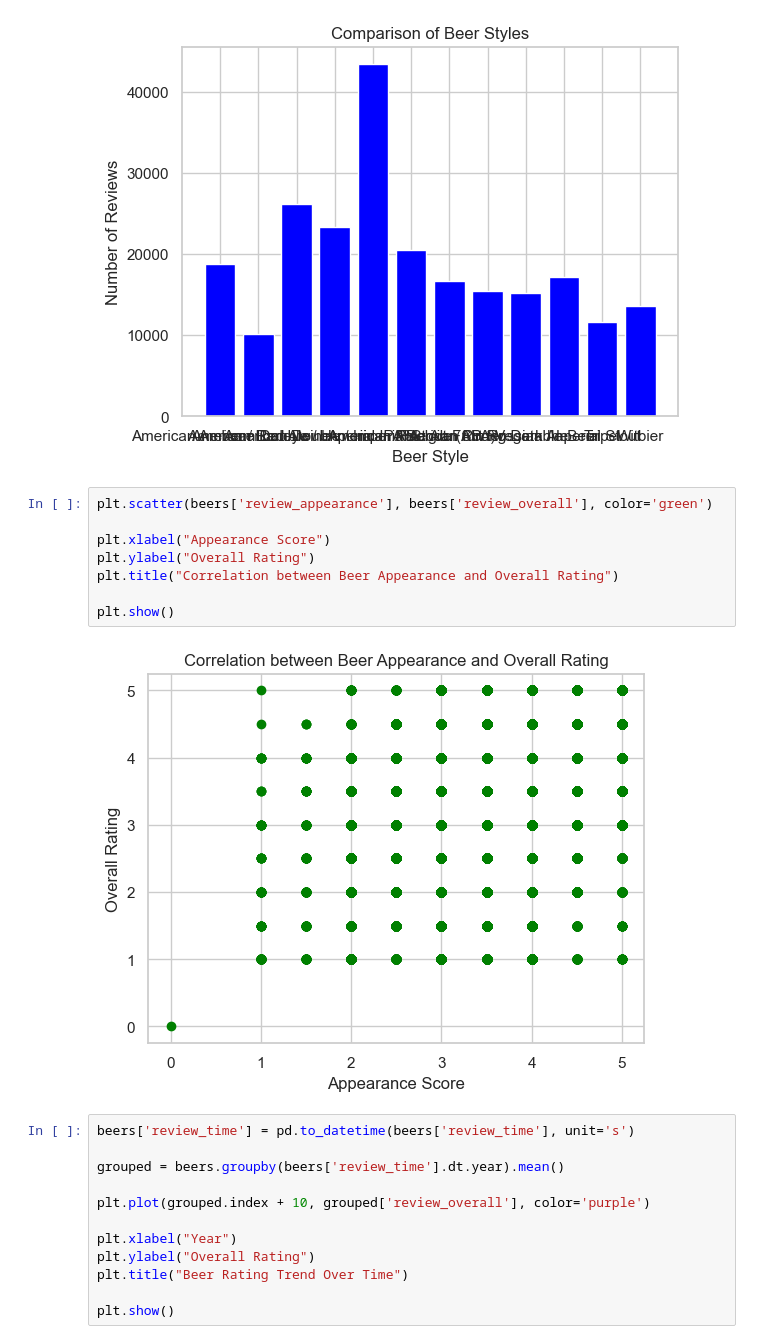
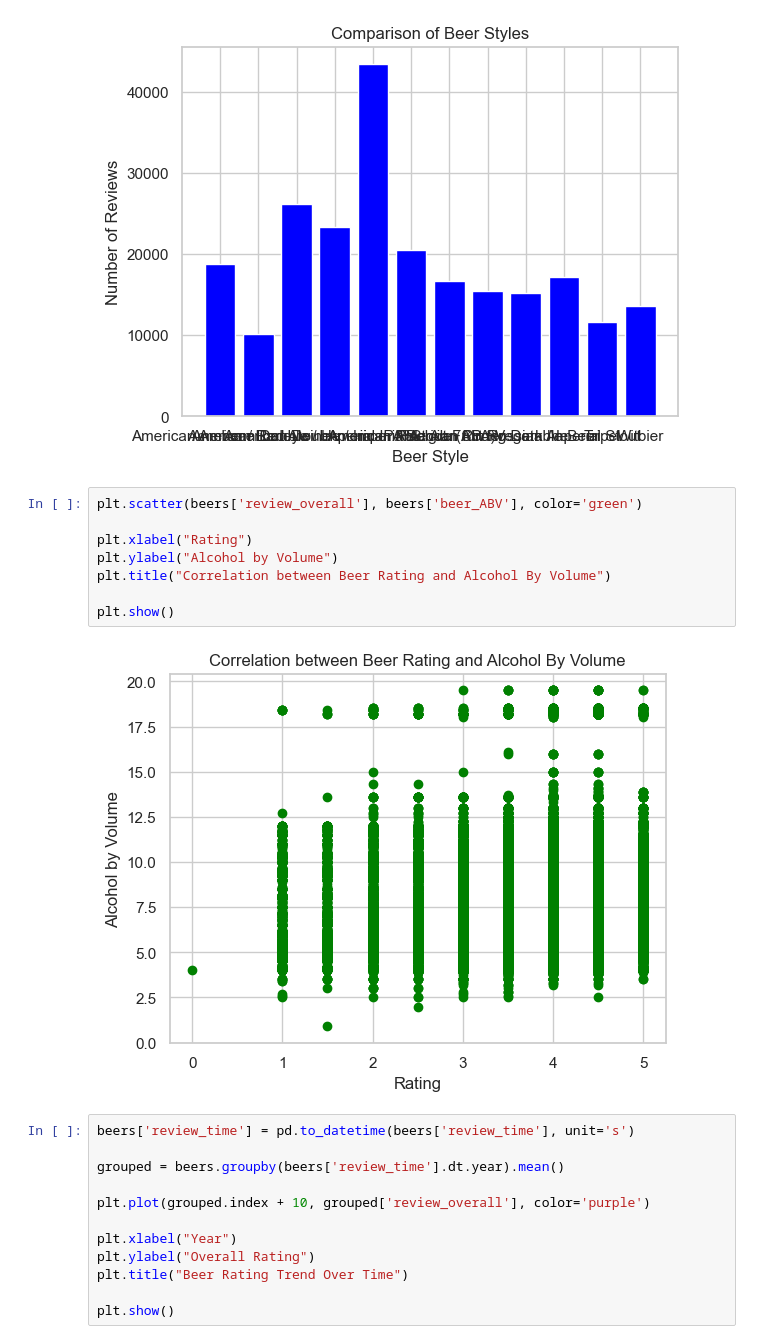
Before and after one commit to dzoricic/ratebeer-data-science-project, a Jupyter notebook: NeZnan.ipynb, the cells around one changed output. Cells and saved outputs as stored; diff of their text form.

```diff
--- a/NeZnan.ipynb
+++ b/NeZnan.ipynb
@@ -34,15 +35,15 @@ plt.show()
 # %% [output]
 [figure]
 # %%
-plt.scatter(beers['review_appearance'], beers['review_overall'], color='green')
+plt.scatter(beers['review_overall'], beers['beer_ABV'], color='green')
 
-plt.xlabel("Appearance Score")
-plt.ylabel("Overall Rating")
-plt.title("Correlation between Beer Appearance and Overall Rating")
+plt.xlabel("Rating")
+plt.ylabel("Alcohol by Volume")
+plt.title("Correlation between Beer Rating and Alcohol By Volume")
 
 plt.show()
 # %% [output]
-[figure, old version]
+[figure, new version]
 # %%
 beers['review_time'] = pd.to_datetime(beers['review_time'], unit='s')
 
```
Also changed, not shown: parts of 8 cells of this notebook.
